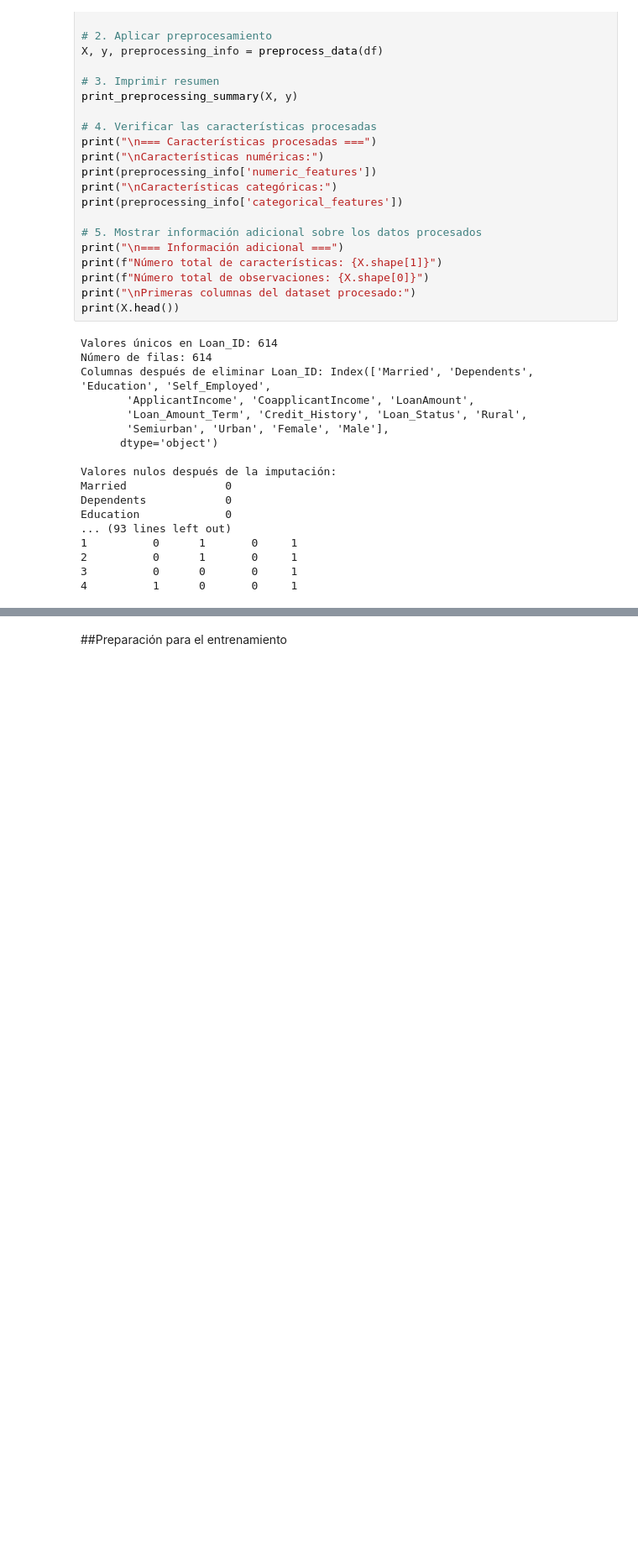
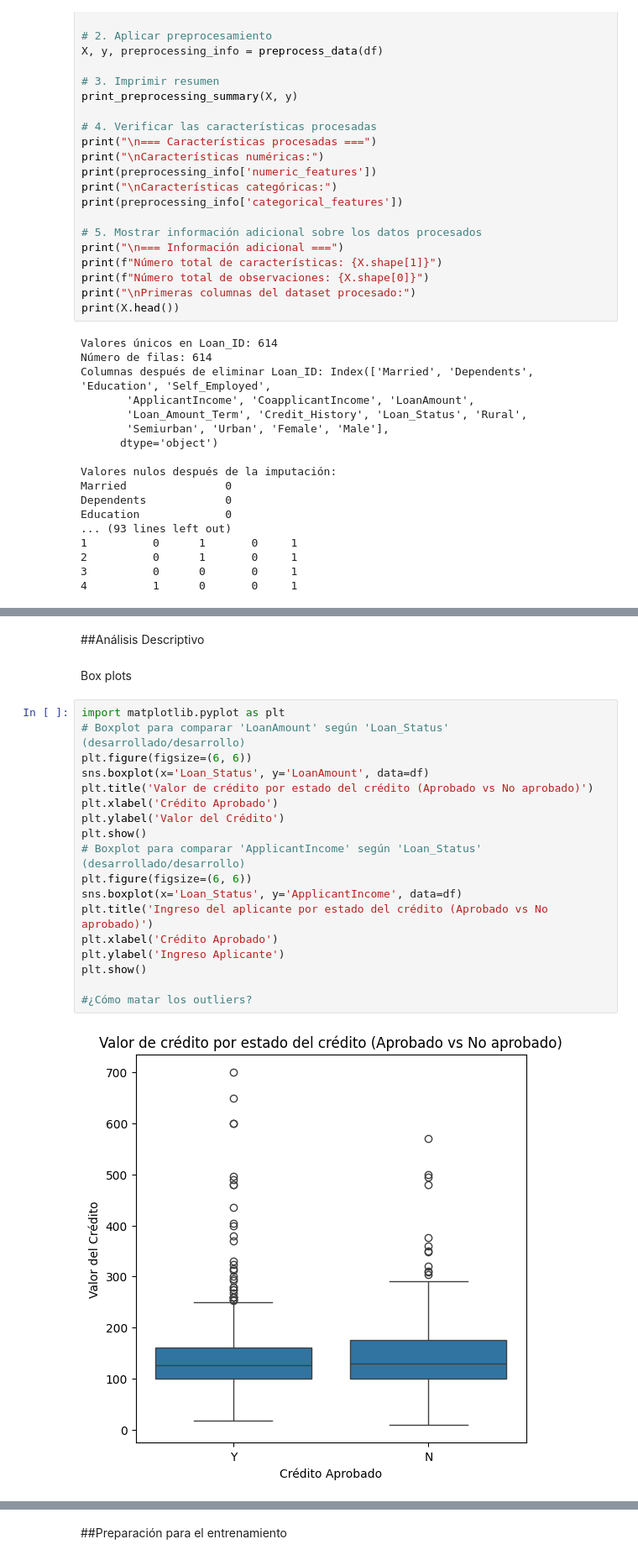
Before and after one commit to nicolassmarti/HE2_IA_P1, a Jupyter notebook: Codigo_Principal.ipynb, the cells around one changed output, grey strips where cells are left out. Shown at 84% size. Drawn from its saved outputs; the diff is of its cells as text; blank space fills up the shorter version.

```diff
--- a/Codigo_Principal.ipynb
+++ b/Codigo_Principal.ipynb
@@ -527,0 +314,24 @@ count  10000.00   10000.00  10000.00   10000.00  10000.00  10000.00  10000.00
+# %% [markdown]
+##Análisis Descriptivo
+# %% [markdown]
+Box plots
+# %%
+import matplotlib.pyplot as plt
+# Boxplot para comparar 'LoanAmount' según 'Loan_Status' (desarrollado/desarrollo)
+plt.figure(figsize=(6, 6))
+sns.boxplot(x='Loan_Status', y='LoanAmount', data=df)
+plt.title('Valor de crédito por estado del crédito (Aprobado vs No aprobado)')
+plt.xlabel('Crédito Aprobado')
+plt.ylabel('Valor del Crédito')
+plt.show()
+# Boxplot para comparar 'ApplicantIncome' según 'Loan_Status' (desarrollado/desarrollo)
+plt.figure(figsize=(6, 6))
+sns.boxplot(x='Loan_Status', y='ApplicantIncome', data=df)
+plt.title('Ingreso del aplicante por estado del crédito (Aprobado vs No aprobado)')
+plt.xlabel('Crédito Aprobado')
+plt.ylabel('Ingreso Aplicante')
+plt.show()
+
+#¿Cómo matar los outliers?
+# %% [output]
+[figure, added]
```
Also changed, not shown: parts of 15 cells of this notebook.
